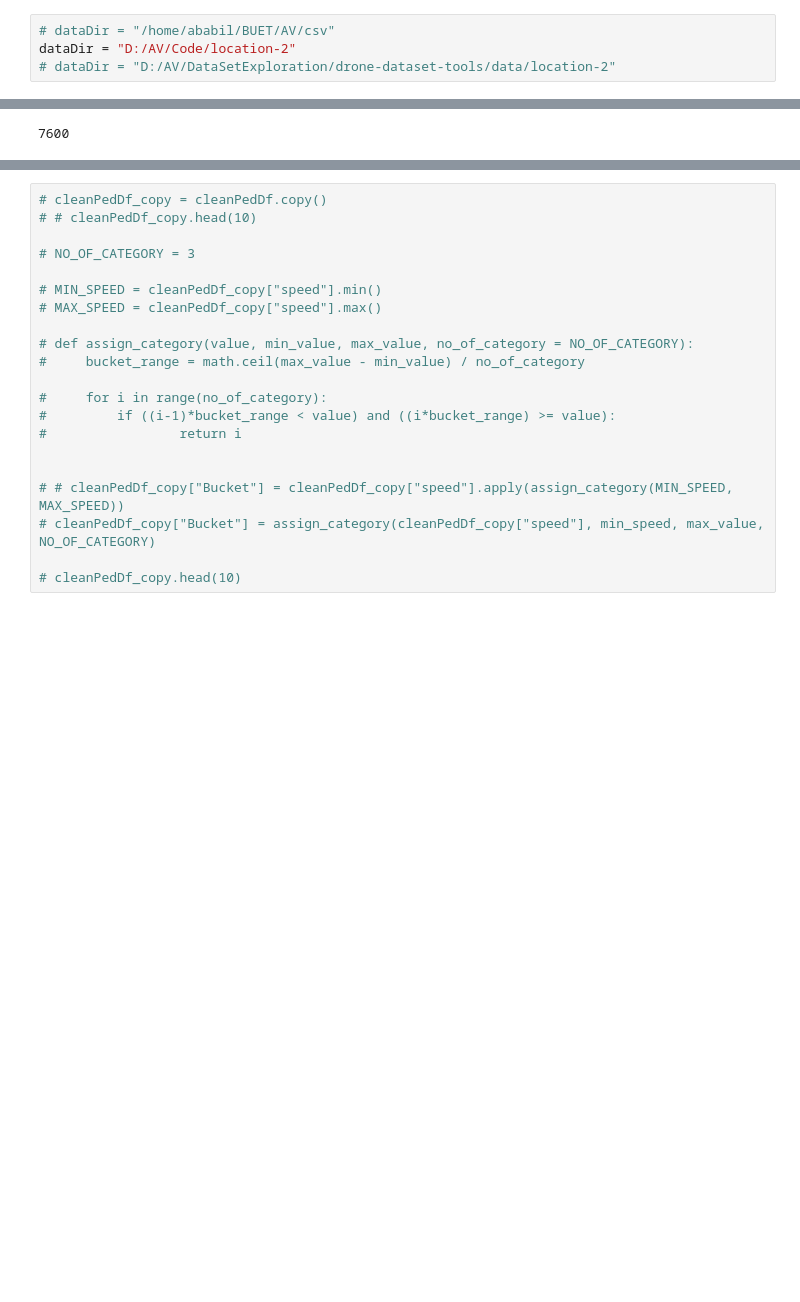
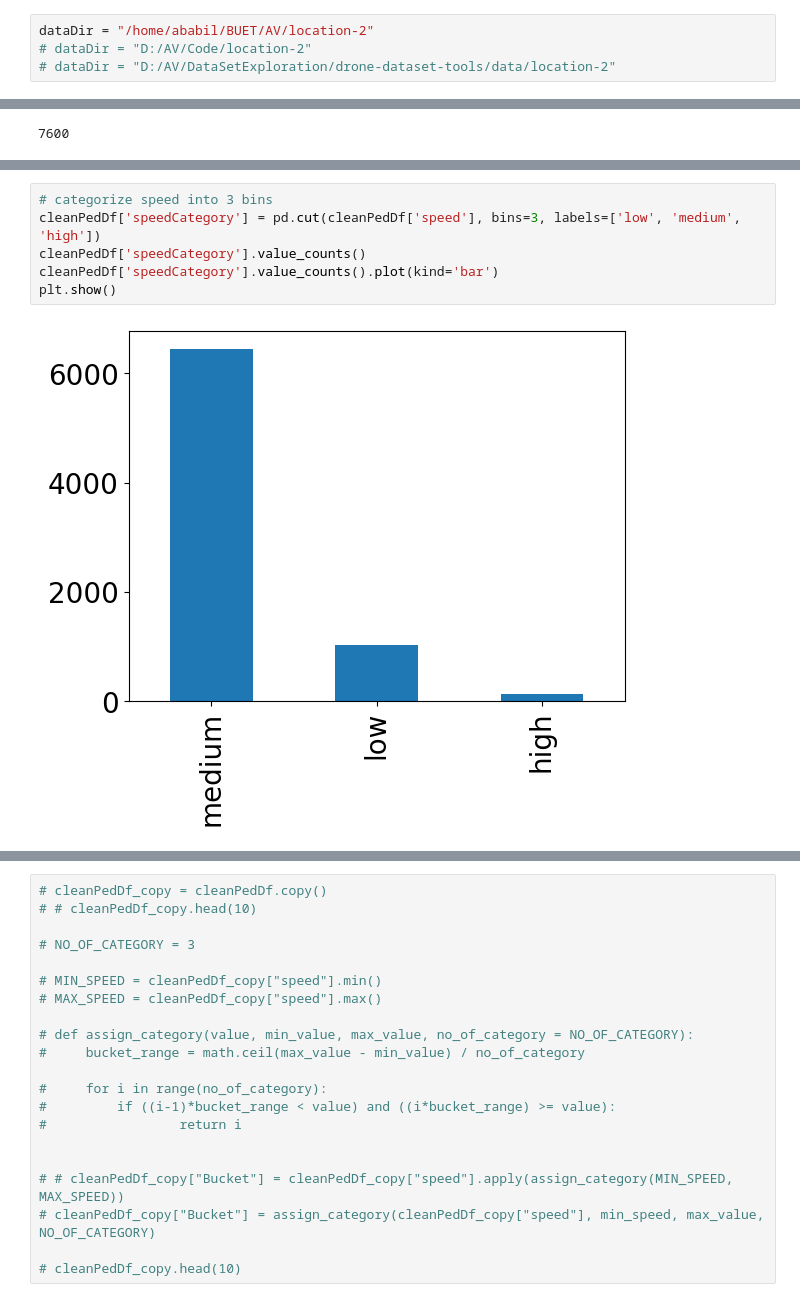
Before and after one commit to BUET-AV/behavior-hypotheses, a Jupyter notebook: src/notebooks/Behavior_Hypo_heatmap.ipynb, the cells around one changed output, grey strips where cells are left out. Cells and saved outputs as stored; diff of their text form; blank space fills up the shorter version.

```diff
--- a/src/notebooks/Behavior_Hypo_heatmap.ipynb
+++ b/src/notebooks/Behavior_Hypo_heatmap.ipynb
@@ -1,6 +1,6 @@
 # %%
-# dataDir = "/home/ababil/BUET/AV/csv"
-dataDir = "D:/AV/Code/location-2"
+dataDir = "/home/ababil/BUET/AV/location-2"
+# dataDir = "D:/AV/Code/location-2"
 # dataDir = "D:/AV/DataSetExploration/drone-dataset-tools/data/location-2"
 # %%
 exec(open('init_notebook.py').read())
@@ -104,0 +112,8 @@ using min Y displacement (5)
+# %%
+# categorize speed into 3 bins
+cleanPedDf['speedCategory'] = pd.cut(cleanPedDf['speed'], bins=3, labels=['low', 'medium', 'high'])
+cleanPedDf['speedCategory'].value_counts()
+cleanPedDf['speedCategory'].value_counts().plot(kind='bar')
+plt.show()
+# %% [output]
+[figure, added]
```
Also changed, not shown: parts of 18 cells of this notebook, 1 other file.
